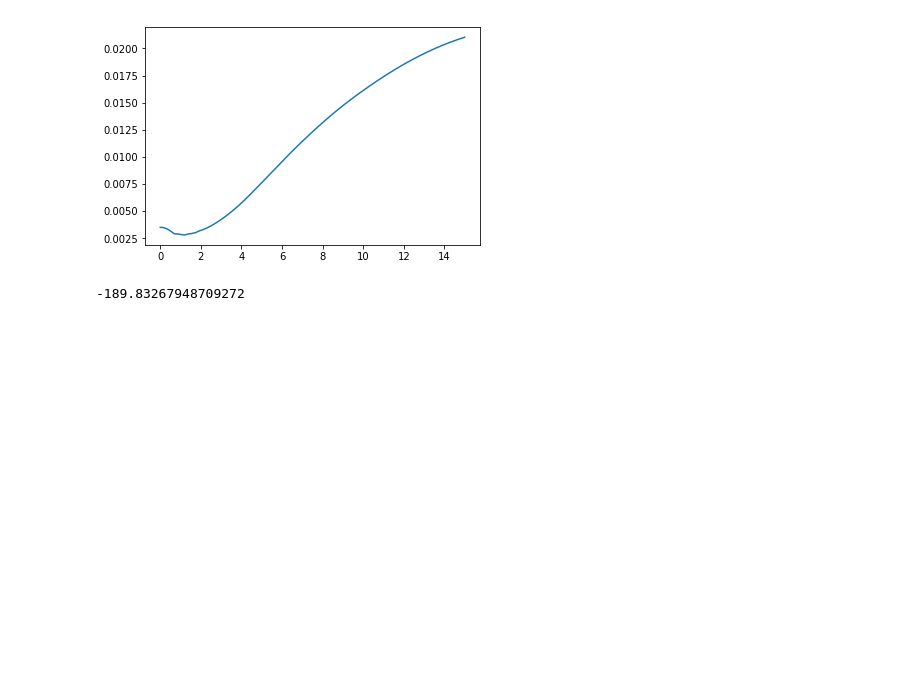
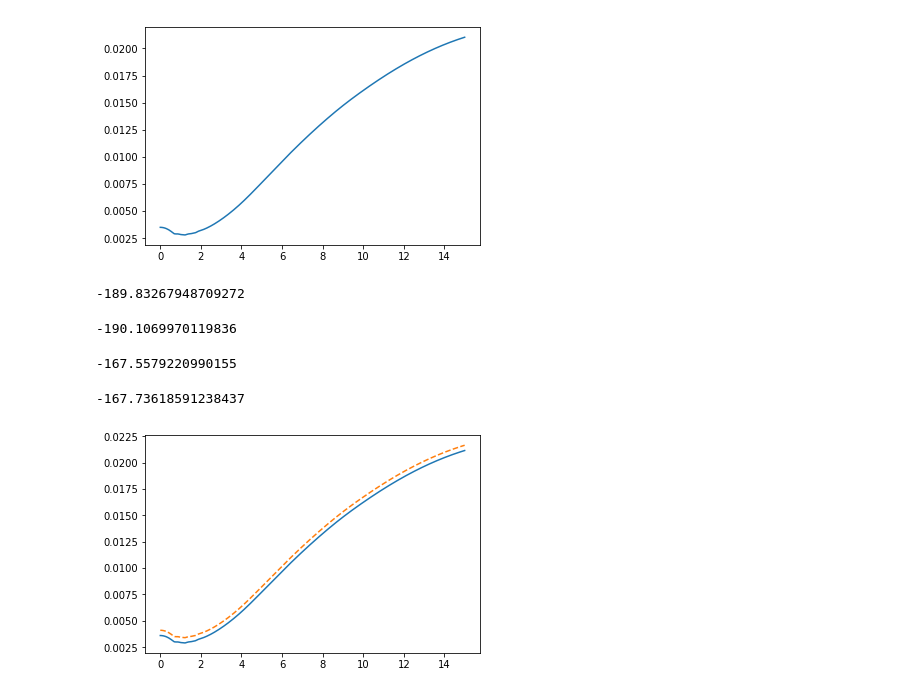
Before and after one commit to 08zhangyi/DerivativesWithQuantLib, a Jupyter notebook: QuantLib学习/02Interest-rate_curves/13Interest-rate_sensitivities_via_zero_spread.ipynb, the cells around one changed output. Cells and saved outputs as stored; diff of their text form; code cells hidden in the pictures; blank space fills up the shorter version.

```diff
--- a/QuantLib学习/02Interest-rate_curves/13Interest-rate_sensitivities_via_zero_spread.ipynb
+++ b/QuantLib学习/02Interest-rate_curves/13Interest-rate_sensitivities_via_zero_spread.ipynb
@@ -46,3 +46,32 @@ P0 = swap.NPV()
 print(P0)
 # %% [output]
 -189.83267948709272
+# %%
+bp = 1.0e-4
+ref = quotes[0].value()
+quotes[0].setValue(ref+1*bp)
+print(swap.NPV())
+quotes[0].setValue(ref)
+# %% [output]
+-190.1069970119836
+# %%
+for q in quotes:
+    q.setValue(q.value()+1*bp)
+print(swap.NPV())
+for q in quotes:
+    q.setValue(q.value()-1*bp)
+# %% [output]
+-167.5579220990155
+# %%
+base_curve = ql.YieldTermStructureHandle(rate_curve)
+spread = ql.SimpleQuote(1*bp)
+
+curve_handle.linkTo(ql.ZeroSpreadedTermStructure(base_curve, ql.QuoteHandle(spread)))
+print(swap.NPV())
+# %% [output]
+-167.73618591238437
+# %%
+spread.setValue(5*bp)
+plot_curves((rate_curve, '-'), (curve_handle, '--'))
+# %% [output]
+[figure, added]
```
Also changed, not shown: parts of 3 cells of this notebook.
